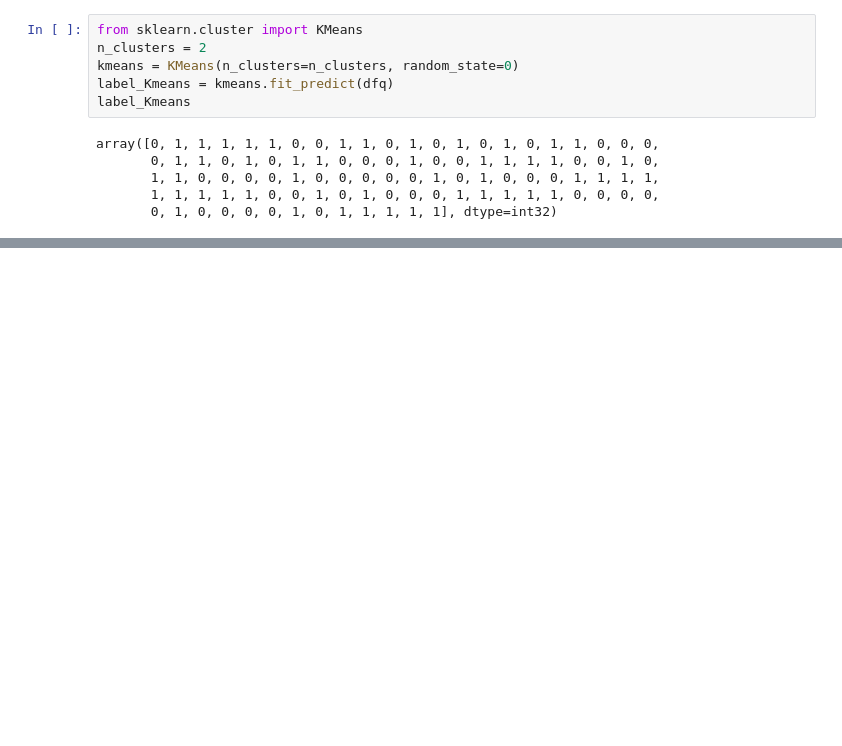
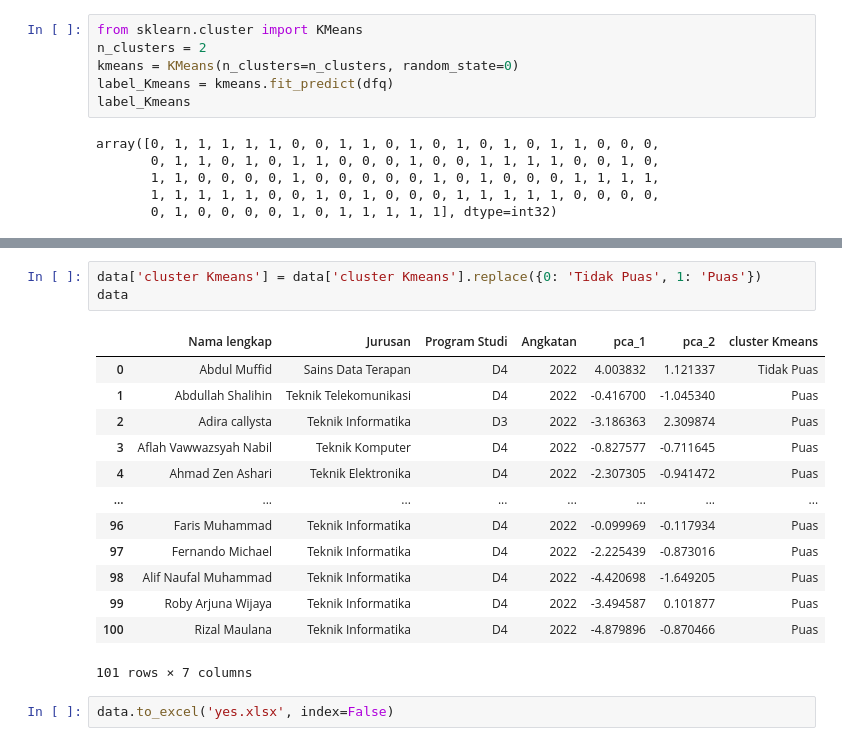
Before and after one commit to jxplanet0/ast, a Jupyter notebook: w10.ipynb, the cells around one changed output, grey strips where cells are left out. Cells and saved outputs as stored; diff of their text form; blank space fills up the shorter version.

```diff
--- a/w10.ipynb
+++ b/w10.ipynb
@@ -359,0 +384,19 @@ plt.show()
+# %%
+data['cluster Kmeans'] = data['cluster Kmeans'].replace({0: 'Tidak Puas', 1: 'Puas'})
+data
+# %% [output]
+|  | Nama lengkap | Jurusan | Program Studi | Angkatan | pca_1 | pca_2 | cluster Kmeans |
+| 0 | Abdul Muffid | Sains Data Terapan | D4 | 2022 | 4.003832 | 1.121337 | Tidak Puas |
+| 1 | Abdullah Shalihin | Teknik Telekomunikasi | D4 | 2022 | -0.416700 | -1.045340 | Puas |
+| 2 | Adira callysta | Teknik Informatika | D3 | 2022 | -3.186363 | 2.309874 | Puas |
+| 3 | Aflah Vawwazsyah Nabil | Teknik Komputer | D4 | 2022 | -0.827577 | -0.711645 | Puas |
+| 4 | Ahmad Zen Ashari | Teknik Elektronika | D4 | 2022 | -2.307305 | -0.941472 | Puas |
+| ... | ... | ... | ... | ... | ... | ... | ... |
+| 96 | Faris Muhammad | Teknik Informatika | D4 | 2022 | -0.099969 | -0.117934 | Puas |
+| 97 | Fernando Michael | Teknik Informatika | D4 | 2022 | -2.225439 | -0.873016 | Puas |
+| 98 | Alif Naufal Muhammad | Teknik Informatika | D4 | 2022 | -4.420698 | -1.649205 | Puas |
+| 99 | Roby Arjuna Wijaya | Teknik Informatika | D4 | 2022 | -3.494587 | 0.101877 | Puas |
+| 100 | Rizal Maulana | Teknik Informatika | D4 | 2022 | -4.879896 | -0.870466 | Puas |
+101 rows × 7 columns
+# %%
+data.to_excel('yes.xlsx', index=False)
```
Also changed, not shown: parts of 20 cells of this notebook.
